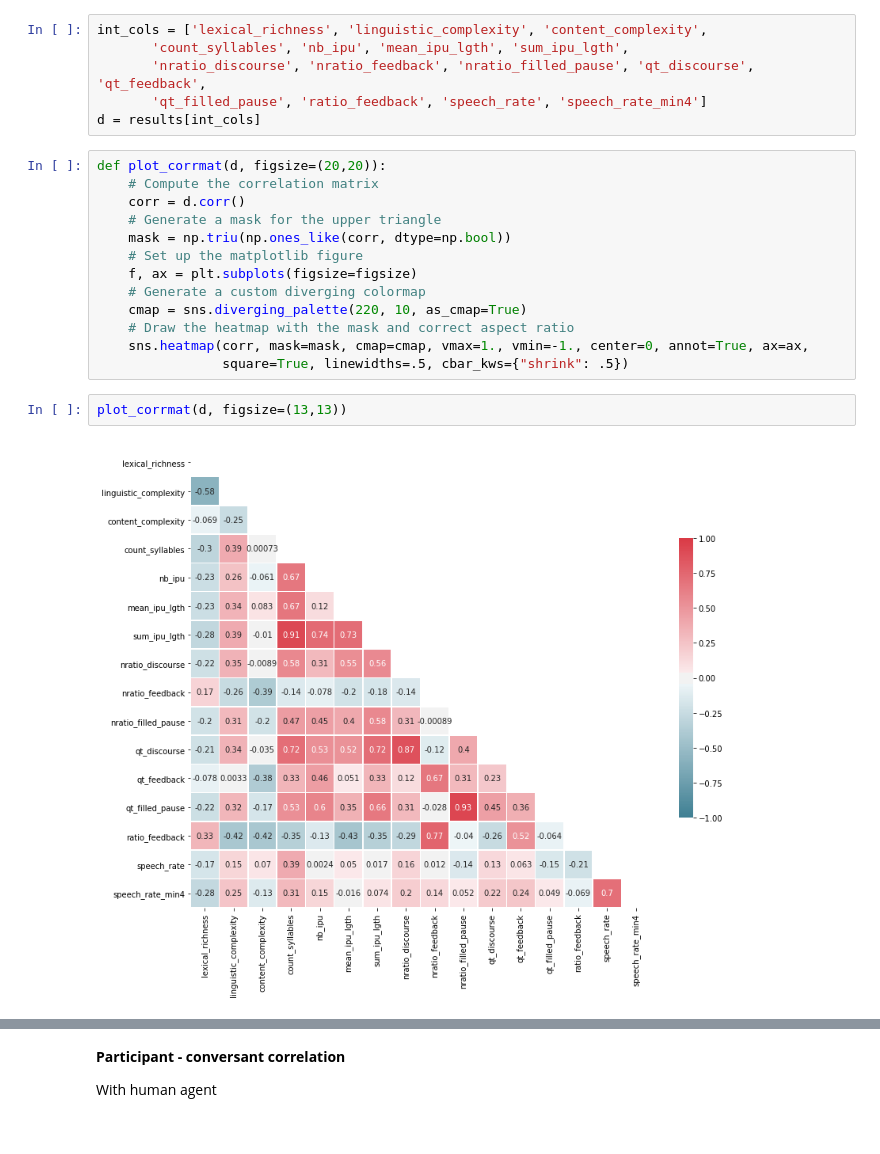
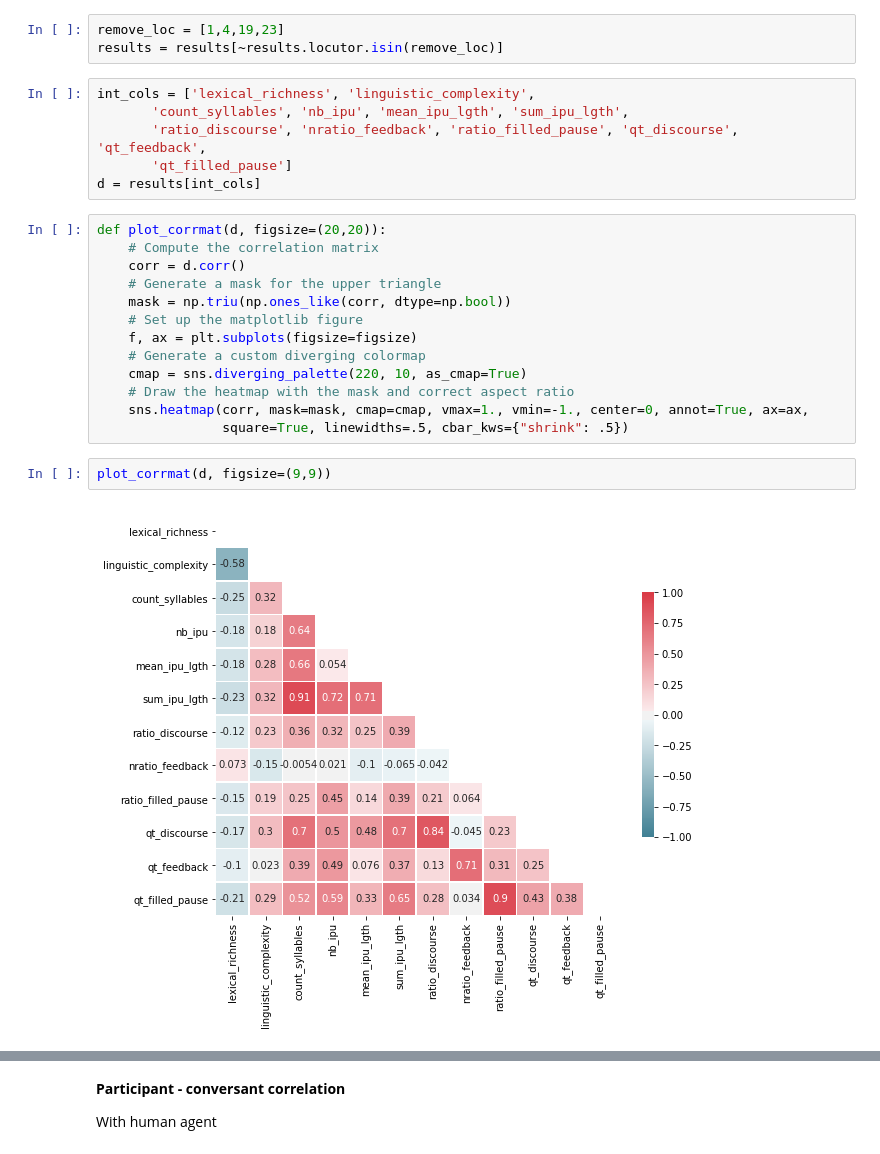
Before and after one commit to Neako/physsocial-summarydata, a Jupyter notebook: data_analysis/_ipynb/test_statistics.ipynb, the cells around one changed output, grey strips where cells are left out. Drawn from its saved outputs; the diff is of its cells as text.

```diff
--- a/data_analysis/_ipynb/test_statistics.ipynb
+++ b/data_analysis/_ipynb/test_statistics.ipynb
@@ -33,11 +33,14 @@ Index(['file', 'locutor', 'block', 'conv', 'it', 'conv_id_unif', 'tier',
        'speech_rate_2', 'speech_rate_max', 'speech_rate_mean',
        'speech_rate_min', 'speech_rate_min4', 'sum_ipu_lgth', 'extract_text'],
       dtype='object')
+# %%
+remove_loc = [1,4,19,23]
+results = results[~results.locutor.isin(remove_loc)]
 # %%
-int_cols = ['lexical_richness', 'linguistic_complexity', 'content_complexity',
+int_cols = ['lexical_richness', 'linguistic_complexity',
        'count_syllables', 'nb_ipu', 'mean_ipu_lgth', 'sum_ipu_lgth',
-       'nratio_discourse', 'nratio_feedback', 'nratio_filled_pause', 'qt_discourse', 'qt_feedback',
-       'qt_filled_pause', 'ratio_feedback', 'speech_rate', 'speech_rate_min4']
+       'ratio_discourse', 'nratio_feedback', 'ratio_filled_pause', 'qt_discourse', 'qt_feedback',
+       'qt_filled_pause']
 d = results[int_cols]
 # %%
 def plot_corrmat(d, figsize=(20,20)):
@@ -53,7 +56,7 @@ def plot_corrmat(d, figsize=(20,20)):
     sns.heatmap(corr, mask=mask, cmap=cmap, vmax=1., vmin=-1., center=0, annot=True, ax=ax,
                 square=True, linewidths=.5, cbar_kws={"shrink": .5})
 # %%
-plot_corrmat(d, figsize=(13,13))
+plot_corrmat(d, figsize=(9,9))
 # %% [output]
-[figure, old version]
+[figure, new version]
 # %%
```
Also changed, not shown: parts of 4 cells of this notebook, 4 other files.
